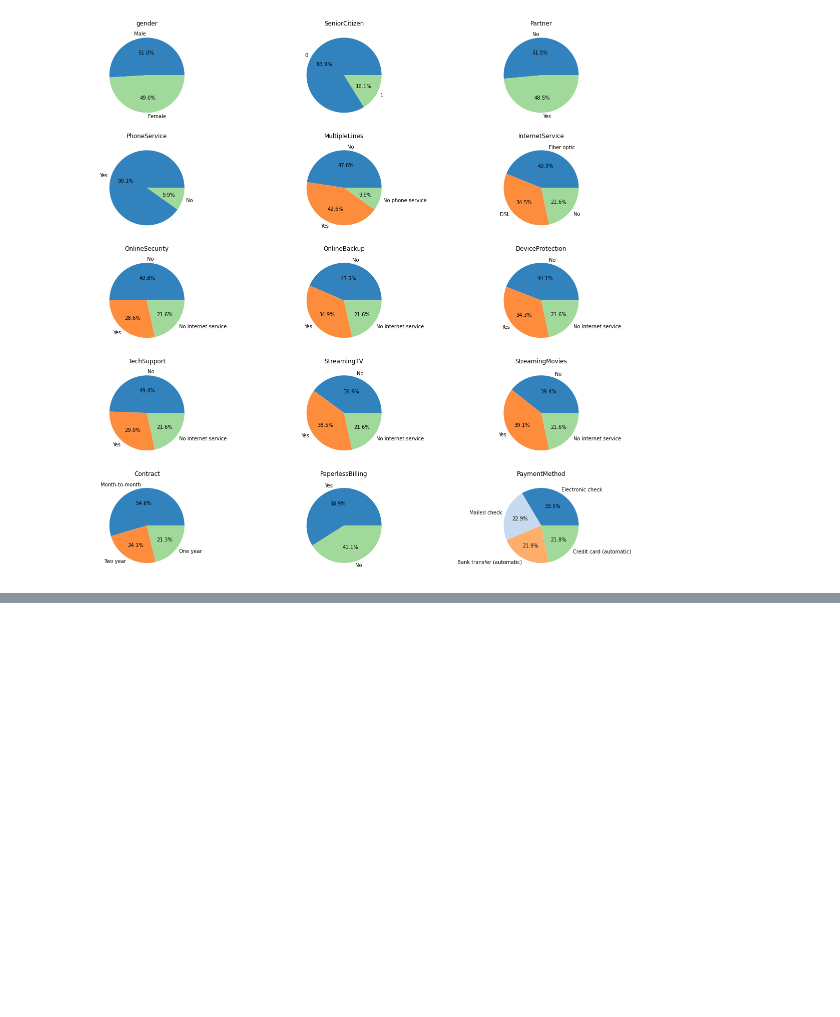
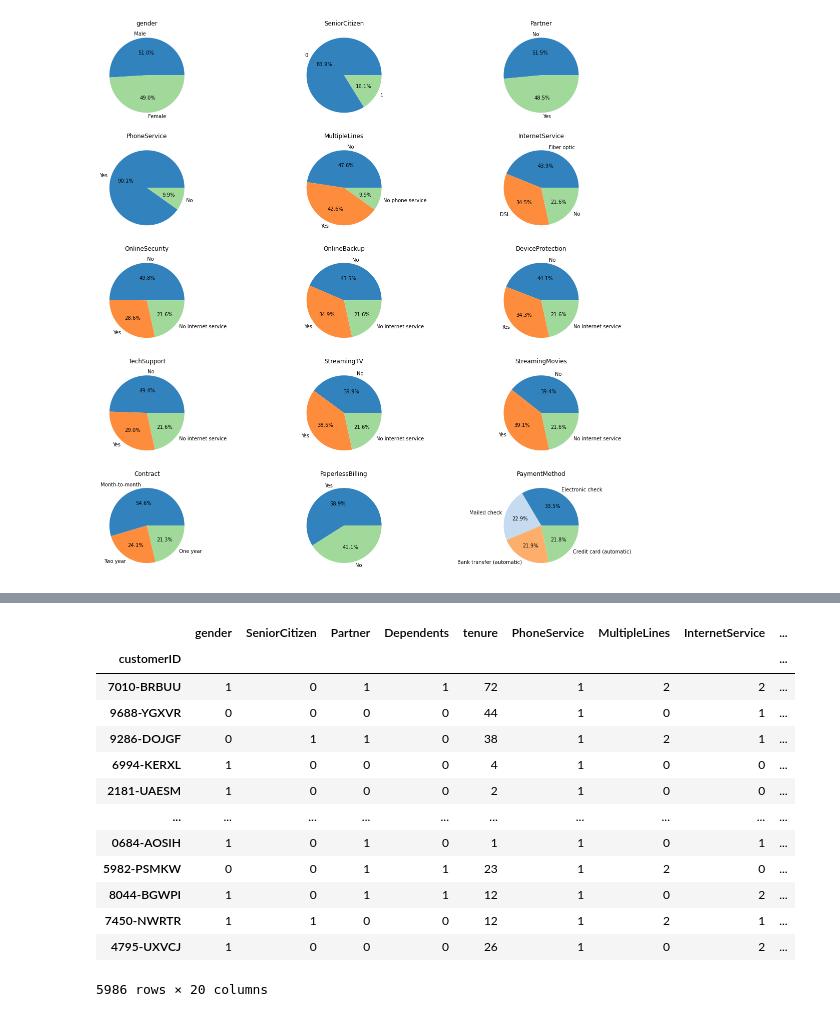
Before and after one commit to RodrigoSilvaC/CSE6740, a Jupyter notebook: final_project.ipynb, the cells around one changed output, grey strips where cells are left out. Saved outputs shown, nothing was run; the diff lists cells and outputs as text; code cells hidden in the pictures; blank space fills up the shorter version.

```diff
--- a/final_project.ipynb
+++ b/final_project.ipynb
@@ -110,0 +159,17 @@ plt.show()
+# %%
+df_categorical_mod
+# %% [output]
+|  | gender | SeniorCitizen | Partner | Dependents | tenure | PhoneService | MultipleLines | InternetService | ... |
+| customerID |  |  |  |  |  |  |  |  | ... |
+| 7010-BRBUU | 1 | 0 | 1 | 1 | 72 | 1 | 2 | 2 | ... |
+| 9688-YGXVR | 0 | 0 | 0 | 0 | 44 | 1 | 0 | 1 | ... |
+| 9286-DOJGF | 0 | 1 | 1 | 0 | 38 | 1 | 2 | 1 | ... |
+| 6994-KERXL | 1 | 0 | 0 | 0 | 4 | 1 | 0 | 0 | ... |
+| 2181-UAESM | 1 | 0 | 0 | 0 | 2 | 1 | 0 | 0 | ... |
+| ... | ... | ... | ... | ... | ... | ... | ... | ... | ... |
+| 0684-AOSIH | 1 | 0 | 1 | 0 | 1 | 1 | 0 | 1 | ... |
+| 5982-PSMKW | 0 | 0 | 1 | 1 | 23 | 1 | 2 | 0 | ... |
+| 8044-BGWPI | 1 | 0 | 1 | 1 | 12 | 1 | 0 | 2 | ... |
+| 7450-NWRTR | 1 | 1 | 0 | 0 | 12 | 1 | 2 | 1 | ... |
+| 4795-UXVCJ | 1 | 0 | 0 | 0 | 26 | 1 | 0 | 2 | ... |
+5986 rows × 20 columns
```
Also changed, not shown: parts of 2 cells of this notebook.
